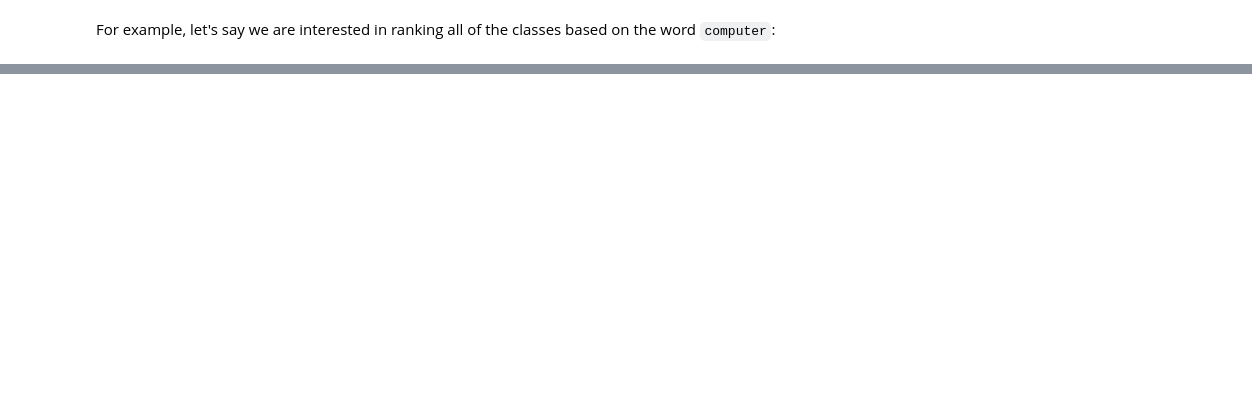
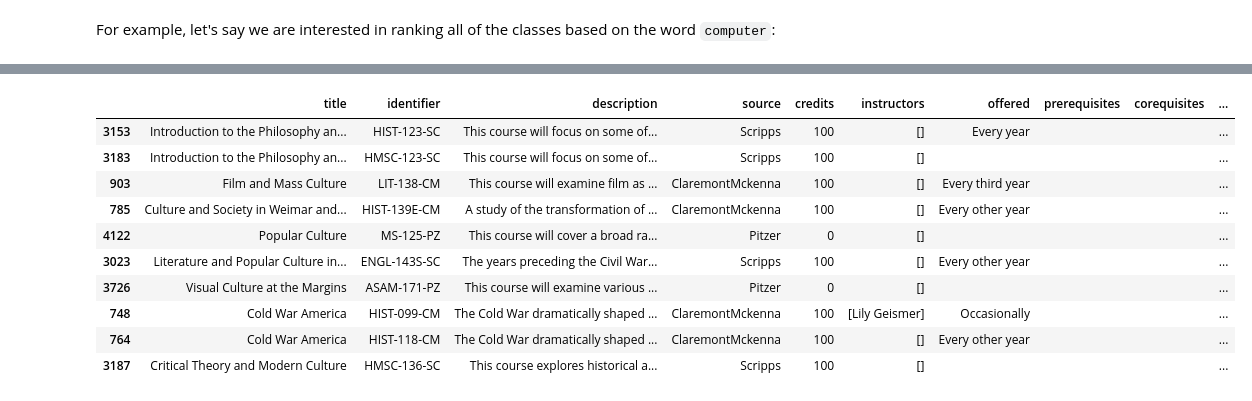
Before and after one commit to p-ai-org/p-recommender, a Jupyter notebook: data-science/alex.ipynb, the cells around one changed output, grey strips where cells are left out. Cells and saved outputs as stored; diff of their text form; code cells hidden in the pictures; blank space fills up the shorter version.

```diff
--- a/data-science/alex.ipynb
+++ b/data-science/alex.ipynb
@@ -94,6 +95,7 @@ Function `tfidf(word, data)` takes in the word we are interested in and the data
 # %%
-def tfidf(word, data):
-    corpus = list(data.description)
+def tfidf_word(word, data_1):
+    data_2 = data_1.copy() # since we don't want to be making changes to our original dataframe
+    corpus = list(data_2.description)
     vectorizer = TfidfVectorizer(use_idf=True)
     vectors = vectorizer.fit_transform(corpus)
 
@@ -111,9 +113,9 @@ def tfidf(word, data):
 
     score_for_word = [float(i) for i in score_for_word] # type cast each score to a float
 
-    data["score"] = score_for_word
-    data = data.sort_values(by=["score"], ascending = False)
-    return data
+    data_2["score"] = score_for_word
+    data_2 = data_2.sort_values(by=["score"], ascending = False)
+    return data_2
 # %% [markdown]
 For example, let's say we are interested in ranking all of the classes based on the word `computer`:
 # %%
@@ -134,0 +154,14 @@ These are the first 10 instances of the classes that are most related to the wor
+# %%
+tfidf_word('culture', data).head(10)
+# %% [output]
+|  | title | identifier | description | source | credits | instructors | offered | prerequisites | corequisites | ... |
+| 3153 | Introduction to the Philosophy an... | HIST-123-SC | This course will focus on some of... | Scripps | 100 | [] | Every year |  |  | ... |
+| 3183 | Introduction to the Philosophy an... | HMSC-123-SC | This course will focus on some of... | Scripps | 100 | [] |  |  |  | ... |
+| 903 | Film and Mass Culture | LIT-138-CM | This course will examine film as ... | ClaremontMckenna | 100 | [] | Every third year |  |  | ... |
+| 785 | Culture and Society in Weimar and... | HIST-139E-CM | A study of the transformation of ... | ClaremontMckenna | 100 | [] | Every other year |  |  | ... |
+| 4122 | Popular Culture | MS-125-PZ | This course will cover a broad ra... | Pitzer | 0 | [] |  |  |  | ... |
+| 3023 | Literature and Popular Culture in... | ENGL-143S-SC | The years preceding the Civil War... | Scripps | 100 | [] | Every other year |  |  | ... |
+| 3726 | Visual Culture at the Margins | ASAM-171-PZ | This course will examine various ... | Pitzer | 0 | [] |  |  |  | ... |
+| 748 | Cold War America | HIST-099-CM | The Cold War dramatically shaped ... | ClaremontMckenna | 100 | [Lily Geismer] | Occasionally |  |  | ... |
+| 764 | Cold War America | HIST-118-CM | The Cold War dramatically shaped ... | ClaremontMckenna | 100 | [] | Every other year |  |  | ... |
+| 3187 | Critical Theory and Modern Culture | HMSC-136-SC | This course explores historical a... | Scripps | 100 | [] |  |  |  | ... |
```
Also changed, not shown: parts of 14 cells of this notebook.
